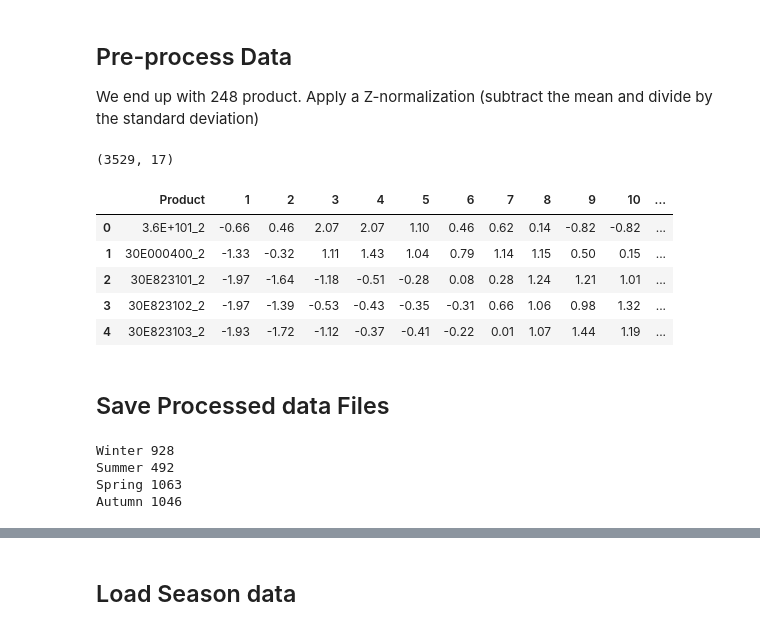
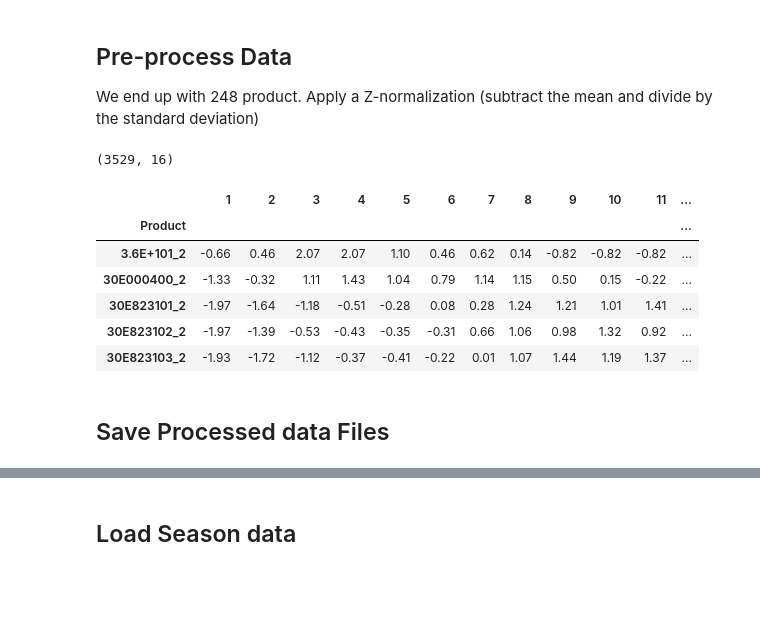
Before and after one commit to imad24/pc_clustering, a Jupyter notebook: notebooks/Cerf7/0.2-imad-data-processing-clustering.ipynb, the cells around one changed output, grey strips where cells are left out. Saved outputs shown, nothing was run; the diff lists cells and outputs as text; code cells hidden in the pictures; blank space fills up the shorter version.

```diff
--- a/notebooks/Cerf7/0.2-imad-data-processing-clustering.ipynb
+++ b/notebooks/Cerf7/0.2-imad-data-processing-clustering.ipynb
@@ -85,7 +80,7 @@ product_raw_df = df_HistPerProduct_p2c4
 cols = product_raw_df.columns.values
 cols[:n_row_headers]  = row_headers
 product_raw_df.columns =cols
-
+product_raw_df.set_index(row_headers, inplace=True)
 
 #adding other features
 # file_name = "bnd_products_desc.csv"
@@ -114,3 +111,4 @@ display(product_raw_df.head())
 # %%
-non_zeros = ~(product_raw_df.fillna(0).iloc[:,n_row_headers:]==0).all(axis=1)
-product_df = product_raw_df.fillna(0).iloc[:,n_row_headers:].loc[non_zeros].copy()
+non_zeros = ~(product_raw_df.fillna(0)==0).all(axis=1)
+product_df = product_raw_df.fillna(0).loc[non_zeros].copy()
+print(product_df.shape)
@@ -265,7 +267,7 @@ window = 2
 N = product_df.shape[0]
 M = product_df.shape[1]
 
-rolled_df = product_df.rolling(window=window,axis=1,center = True,win_type=None).median()#shift(window,axis=1)
+rolled_df = product_df.rolling(window=window,axis=1,center = True,win_type=None).mean()#shift(window,axis=1)
 # rolled_df = rolled_df.rolling(window=window,axis=1,center = False,win_type=None).mean()
 s_values = product_df.values
 r_values = rolled_df.dropna(axis=1).values
@@ -286,6 +288,3 @@ M = product_df.shape[1]
 # %% [output]
 [figure]
 (3529, 16)
-# %%
-product_df = product_clean_df.copy()
-product_clean_df.describe()
@@ -421,57 +381,22 @@ We end up with 248 product. Apply a Z-normalization (subtract the mean and divid
 # %%
 from sklearn.preprocessing import StandardScaler, MinMaxScaler
 
 data = product_df.as_matrix().astype(float)
 
 #stanrdize data
 std_scaler = StandardScaler(with_mean=True, with_std=True).fit(data.T)
 X_z = std_scaler.transform(data.T).T
-
-#normalize data
-minMax_scaler = MinMaxScaler().fit(data.T)
-X_n = minMax_scaler.transform(data.T).T
-
-headers = product_raw_df[row_headers[::-1]].loc[product_df.index]
 product_df_full = pd.DataFrame(X_z, columns = product_df.columns,index=product_df.index)
-
-
-#insert headers
-for label ,column in headers.iteritems():
-    product_df_full.insert(0,label,column)
-
-
-
-N,M  = X_z.shape
-
 print(product_df_full.shape)
 product_df_full.head()
 # %% [output]
-(3529, 17)
+(3529, 16)
-|  | Product | 1 | 2 | 3 | 4 | 5 | 6 | 7 | 8 | 9 | 10 | ... |
-| 0 | 3.6E+101_2 | -0.66 | 0.46 | 2.07 | 2.07 | 1.10 | 0.46 | 0.62 | 0.14 | -0.82 | -0.82 | ... |
-| 1 | 30E000400_2 | -1.33 | -0.32 | 1.11 | 1.43 | 1.04 | 0.79 | 1.14 | 1.15 | 0.50 | 0.15 | ... |
-| 2 | 30E823101_2 | -1.97 | -1.64 | -1.18 | -0.51 | -0.28 | 0.08 | 0.28 | 1.24 | 1.21 | 1.01 | ... |
-| 3 | 30E823102_2 | -1.97 | -1.39 | -0.53 | -0.43 | -0.35 | -0.31 | 0.66 | 1.06 | 0.98 | 1.32 | ... |
-| 4 | 30E823103_2 | -1.93 | -1.72 | -1.12 | -0.37 | -0.41 | -0.22 | 0.01 | 1.07 | 1.44 | 1.19 | ... |
+|  | 1 | 2 | 3 | 4 | 5 | 6 | 7 | 8 | 9 | 10 | 11 | ... |
+| Product |  |  |  |  |  |  |  |  |  |  |  | ... |
+| 3.6E+101_2 | -0.66 | 0.46 | 2.07 | 2.07 | 1.10 | 0.46 | 0.62 | 0.14 | -0.82 | -0.82 | -0.82 | ... |
+| 30E000400_2 | -1.33 | -0.32 | 1.11 | 1.43 | 1.04 | 0.79 | 1.14 | 1.15 | 0.50 | 0.15 | -0.22 | ... |
+| 30E823101_2 | -1.97 | -1.64 | -1.18 | -0.51 | -0.28 | 0.08 | 0.28 | 1.24 | 1.21 | 1.01 | 1.41 | ... |
+| 30E823102_2 | -1.97 | -1.39 | -0.53 | -0.43 | -0.35 | -0.31 | 0.66 | 1.06 | 0.98 | 1.32 | 0.92 | ... |
+| 30E823103_2 | -1.93 | -1.72 | -1.12 | -0.37 | -0.41 | -0.22 | 0.01 | 1.07 | 1.44 | 1.19 | 1.37 | ... |
 # %% [markdown]
 ## Save Processed data Files
-# %%
-for s in seasons:
-    raw_file_name ="p2_raw_%s"%s
-    clean_file_name = "p2_clean_%s"%s
-    z_file_name ="p2_z_clean_%s"%s
-
-    sdf = (with_seasons["Sales Season"]==s)
-
-    rdf = product_raw_df.loc[product_df.index].loc[sdf,:]
-    cdf = product_df.loc[sdf,:]
-    zdf = product_df_full.loc[sdf,:]
-    print(s,zdf.shape[0])
-    prp.save_file(rdf,raw_file_name,version = v)
-    prp.save_file(cdf,clean_file_name,version = v)
-    prp.save_file(zdf,z_file_name,type_="P",version = v)
-# %% [output]
-Winter 928
-Summer 492
-Spring 1063
-Autumn 1046
```
Also changed, not shown: parts of 23 cells of this notebook, 45 other files.
